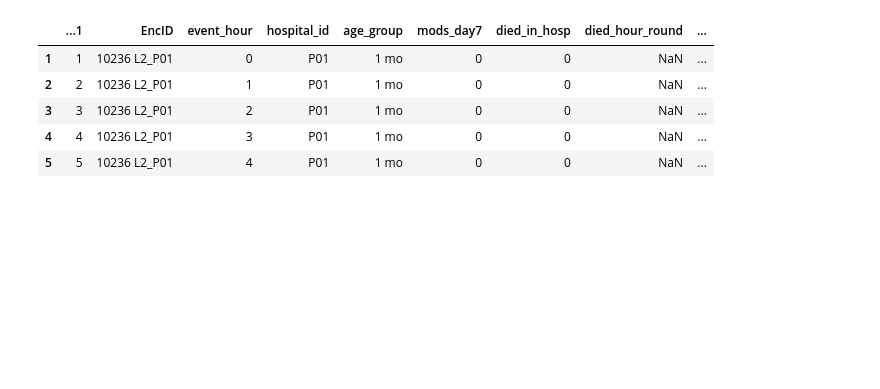
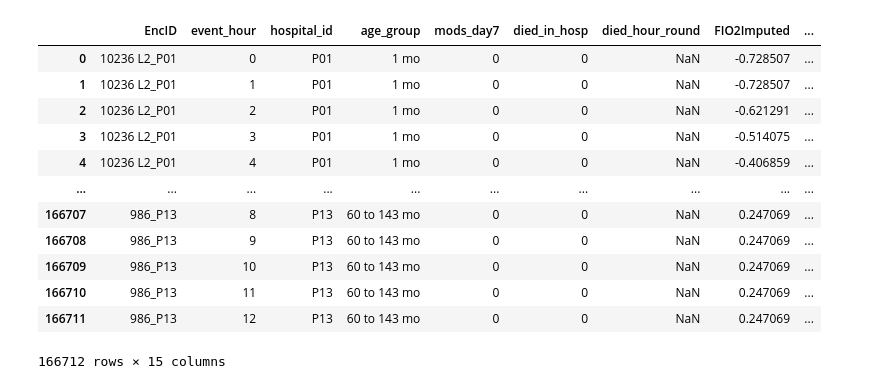
Before and after one commit to dyyjenny/Pediatric-Sepsis-Subtyping, a Jupyter notebook: muti_dtw.ipynb, the cells around one changed output. Cells and saved outputs as stored; diff of their text form; code cells hidden in the pictures; blank space fills up the shorter version.

```diff
--- a/muti_dtw.ipynb
+++ b/muti_dtw.ipynb
@@ -12,11 +11,18 @@ numpy.ndarray size changed, may indicate binary incompatibility. Expected 96 fro
 # %%
-df = pd.read_csv('vitals_trajectory_imputed_noNA.csv',index_col=0)
+df = pd.read_csv('vitals_trajectory_imputed_no_unimputable.csv')
 # %%
-df.head()
+df
 # %% [output]
-|  | ...1 | EncID | event_hour | hospital_id | age_group | mods_day7 | died_in_hosp | died_hour_round | ... |
-| 1 | 1 | 10236 L2_P01 | 0 | P01 | 1 mo | 0 | 0 | NaN | ... |
-| 2 | 2 | 10236 L2_P01 | 1 | P01 | 1 mo | 0 | 0 | NaN | ... |
-| 3 | 3 | 10236 L2_P01 | 2 | P01 | 1 mo | 0 | 0 | NaN | ... |
-| 4 | 4 | 10236 L2_P01 | 3 | P01 | 1 mo | 0 | 0 | NaN | ... |
-| 5 | 5 | 10236 L2_P01 | 4 | P01 | 1 mo | 0 | 0 | NaN | ... |
+|  | EncID | event_hour | hospital_id | age_group | mods_day7 | died_in_hosp | died_hour_round | FIO2Imputed | ... |
+| 0 | 10236 L2_P01 | 0 | P01 | 1 mo | 0 | 0 | NaN | -0.728507 | ... |
+| 1 | 10236 L2_P01 | 1 | P01 | 1 mo | 0 | 0 | NaN | -0.728507 | ... |
+| 2 | 10236 L2_P01 | 2 | P01 | 1 mo | 0 | 0 | NaN | -0.621291 | ... |
+| 3 | 10236 L2_P01 | 3 | P01 | 1 mo | 0 | 0 | NaN | -0.514075 | ... |
+| 4 | 10236 L2_P01 | 4 | P01 | 1 mo | 0 | 0 | NaN | -0.406859 | ... |
+| ... | ... | ... | ... | ... | ... | ... | ... | ... | ... |
+| 166707 | 986_P13 | 8 | P13 | 60 to 143 mo | 0 | 0 | NaN | 0.247069 | ... |
+| 166708 | 986_P13 | 9 | P13 | 60 to 143 mo | 0 | 0 | NaN | 0.247069 | ... |
+| 166709 | 986_P13 | 10 | P13 | 60 to 143 mo | 0 | 0 | NaN | 0.247069 | ... |
+| 166710 | 986_P13 | 11 | P13 | 60 to 143 mo | 0 | 0 | NaN | 0.247069 | ... |
+| 166711 | 986_P13 | 12 | P13 | 60 to 143 mo | 0 | 0 | NaN | 0.247069 | ... |
+166712 rows × 15 columns
```
Also changed, not shown: parts of 12 cells of this notebook, 2 other files.
